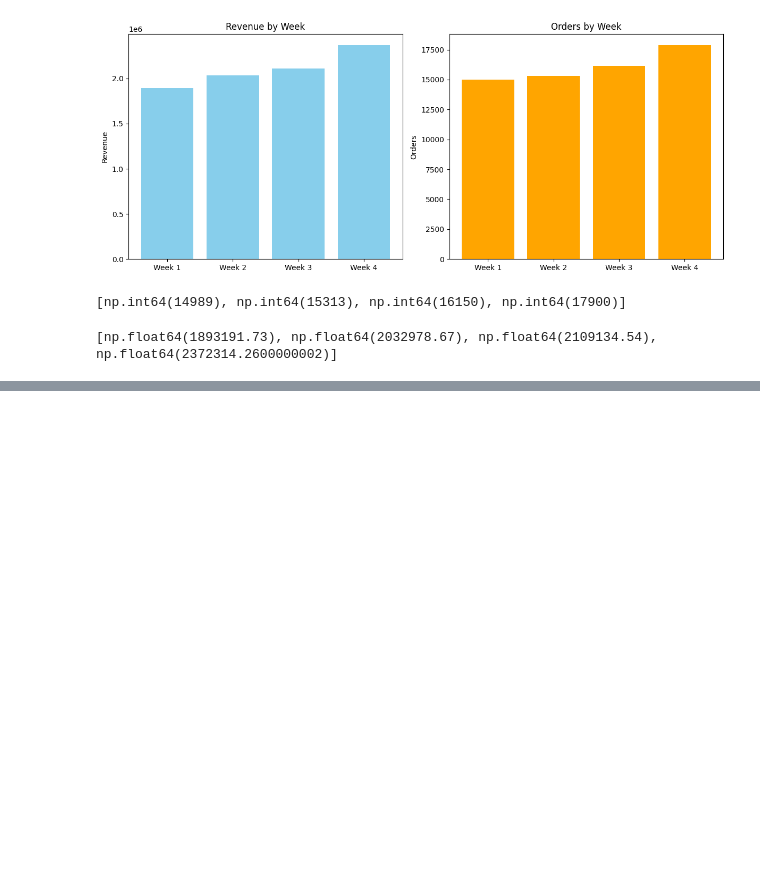
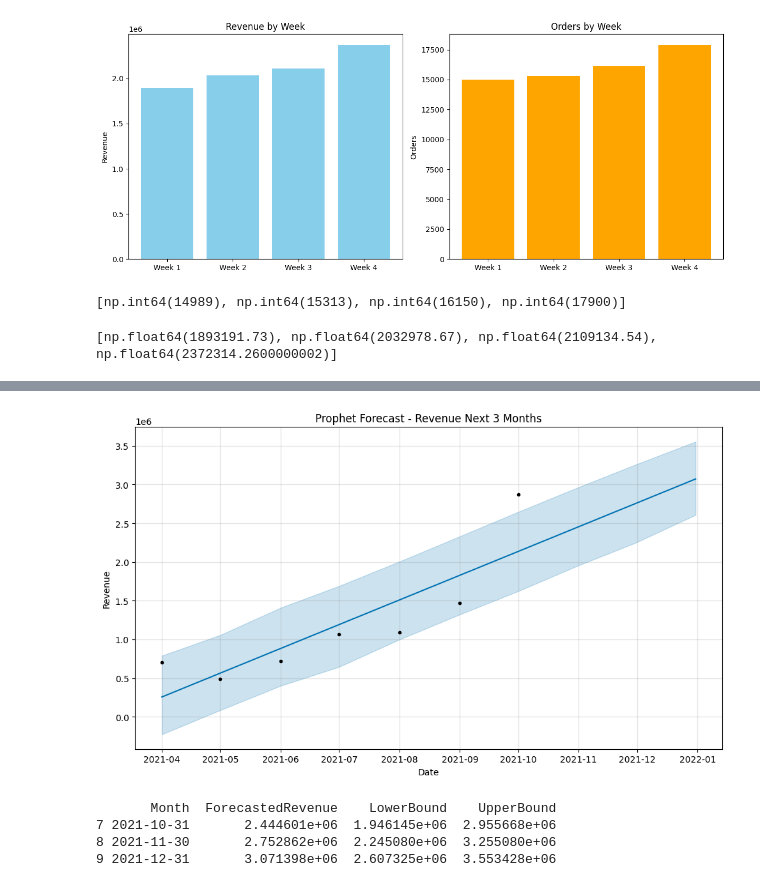
Before and after one commit to 0devesh0/codvo.ai, a Jupyter notebook: notebooks/eda.ipynb, the cells around one changed output, grey strips where cells are left out. Cells and saved outputs as stored; diff of their text form; code cells hidden in the pictures; blank space fills up the shorter version.

Commit message:
Update: Enhanced EDA with clustering, Prophet forecasting, and churn classification

```diff
--- a/notebooks/eda.ipynb
+++ b/notebooks/eda.ipynb
@@ -132,7 +132,7 @@ df['Calc'] = (df['CARRIAGE_REVENUE'] / df['TOTAL_ORDERS']).round(2)
 
 df['AOV_close'] = np.isclose(
     df['AVERAGE_ORDER_VALUE'],
-    df['CalcAOV'],
+    df['Calc'],
     atol=0.01,
 )
 
@@ -507,3 +518,41 @@ week_orders
 print(week_revenues)
 # %% [output]
 [np.float64(1893191.73), np.float64(2032978.67), np.float64(2109134.54), np.float64(2372314.2600000002)]
+# %%
+from prophet import Prophet
+import pandas as pd
+import matplotlib.pyplot as plt
+
+df['LATEST_ORDER_DATE'] = pd.to_datetime(df['LATEST_ORDER_DATE'], errors='coerce')
+df['OrderMonth'] = df['LATEST_ORDER_DATE'].dt.to_period('M').dt.to_timestamp()
+
+# Aggregate monthly revenue
+monthly_revenue = df.groupby('OrderMonth')['REVENUE'].sum().reset_index()
+monthly_revenue.columns = ['ds', 'y']  # Prophet expects columns to be named this
+
+# Fit Prophet model
+model = Prophet()
+model.fit(monthly_revenue)
+
+# Create future dataframe
+future = model.make_future_dataframe(periods=3, freq='M')
+
+# Forecast
+forecast = model.predict(future)
+
+# Plot
+fig = model.plot(forecast)
+plt.title("Prophet Forecast - Revenue Next 3 Months")
+plt.xlabel("Date")
+plt.ylabel("Revenue")
+plt.grid(True)
+plt.tight_layout()
+plt.show()
+
+# Show forecasted revenue
+forecast_renamed = forecast[['ds', 'yhat', 'yhat_lower', 'yhat_upper']].copy()
+forecast_renamed.columns = ['Month', 'ForecastedRevenue', 'LowerBound', 'UpperBound']
+
+# Step 6: Show forecasted months only
+print(forecast_renamed.tail(3))
+# %% [output]
@@ -509,0 +561,5 @@ print(week_revenues)
+[figure, added]
+       Month  ForecastedRevenue    LowerBound    UpperBound
+7 2021-10-31       2.444601e+06  1.946145e+06  2.955668e+06
+8 2021-11-30       2.752862e+06  2.245080e+06  3.255080e+06
+9 2021-12-31       3.071398e+06  2.607325e+06  3.553428e+06
```
Also changed, not shown: parts of 10 cells of this notebook.
